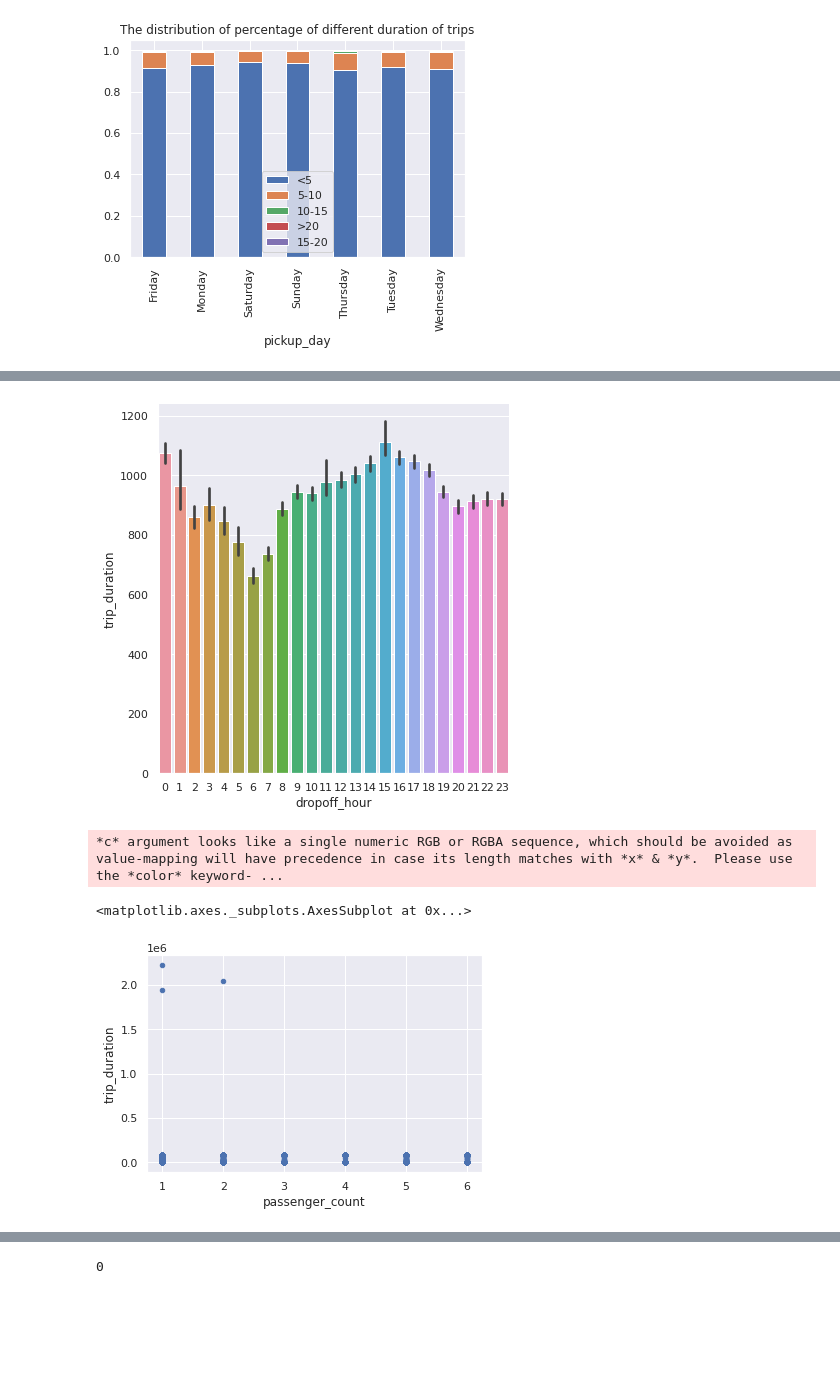
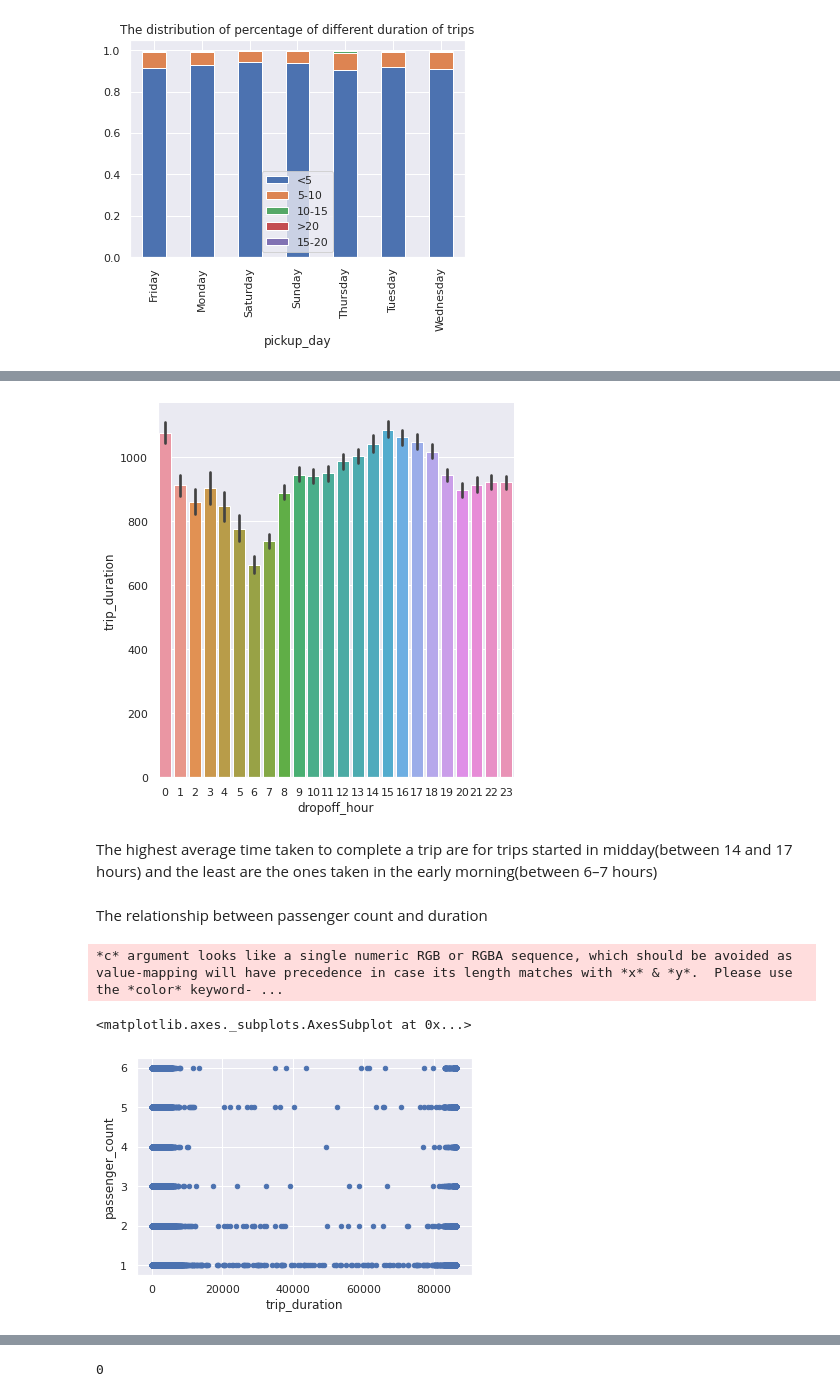
Before and after one commit to haynapasi050505/supervised-machine-learning-regression-NYC-taxi-trip, a Jupyter notebook: Copy_123of_NYC_Taxi_Trip_Time_Prediction_Capstone_Project.ipynb, the cells around one changed output, grey strips where cells are left out. Cells and saved outputs as stored; diff of their text form; code cells hidden in the pictures; blank space fills up the shorter version.

```diff
--- a/Copy_123of_NYC_Taxi_Trip_Time_Prediction_Capstone_Project.ipynb
+++ b/Copy_123of_NYC_Taxi_Trip_Time_Prediction_Capstone_Project.ipynb
@@ -271,7 +288,7 @@ plt.show()
 # %% [output]
 [figure]
 # %%
+# removing some outliers
 df = df[df.pickup_latitude < 42.5]
-df = df[df.pickup_latitude > 40.0]
-  #you have to run this code 4 times
+df = df[df.pickup_latitude > 39.0]
 # %%
@@ -402,10 +465,14 @@ plt.show()
 sns.catplot(x='dropoff_hour' , y='trip_duration' , kind = "bar" ,  data = df ,height = 6 , aspect = 1 )
 plt.show()
 # %% [output]
-[figure, old version]
+[figure, new version]
+# %% [markdown]
+The highest average time taken to complete a trip are for trips started in midday(between 14 and 17 hours) and the least are the ones taken in the early morning(between 6–7 hours)
+# %% [markdown]
+The relationship between passenger count and duration
 # %%
-df.plot.scatter( x= 'passenger_count', y='trip_duration' )
+df.plot.scatter( x= 'trip_duration', y='passenger_count' )
 # %% [output]
 *c* argument looks like a single numeric RGB or RGBA sequence, which should be avoided as value-mapping will have precedence in case its length matches with *x* & *y*.  Please use the *color* keyword- ...
 <matplotlib.axes._subplots.AxesSubplot at 0x...>
-[figure, old version]
+[figure, new version]
```
Also changed, not shown: parts of 132 cells of this notebook.
